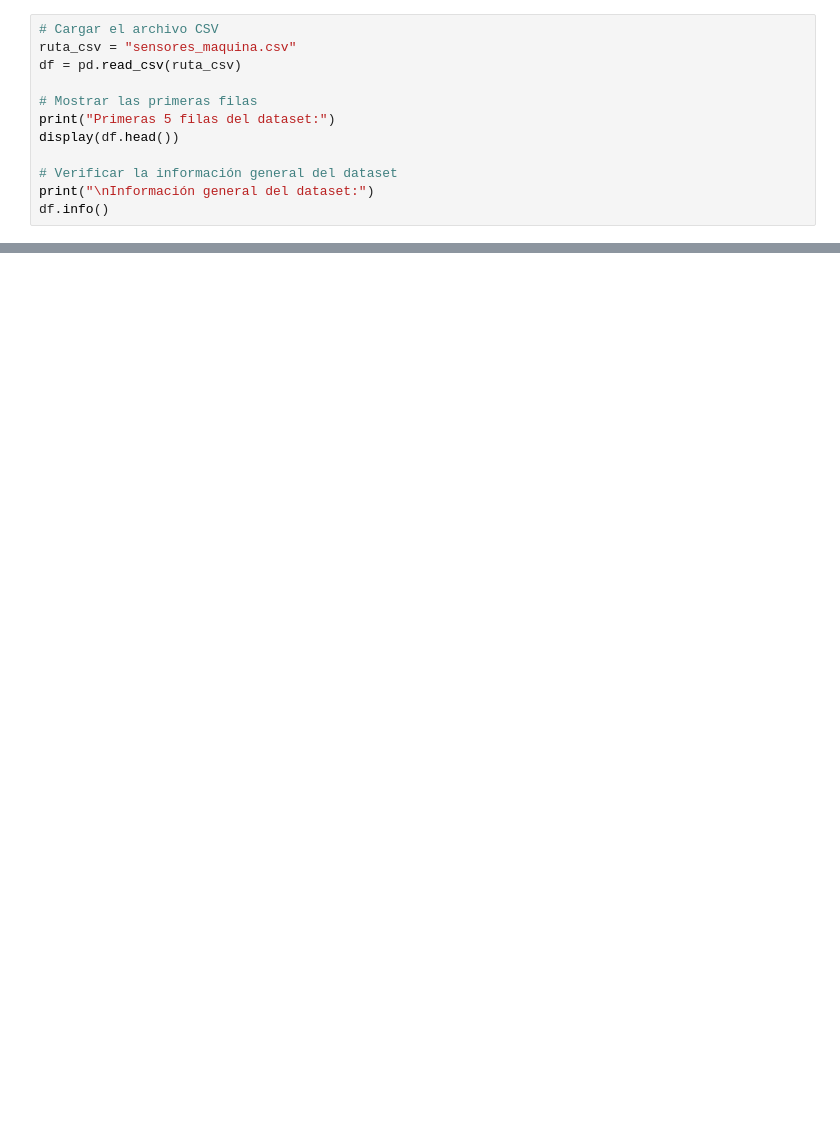
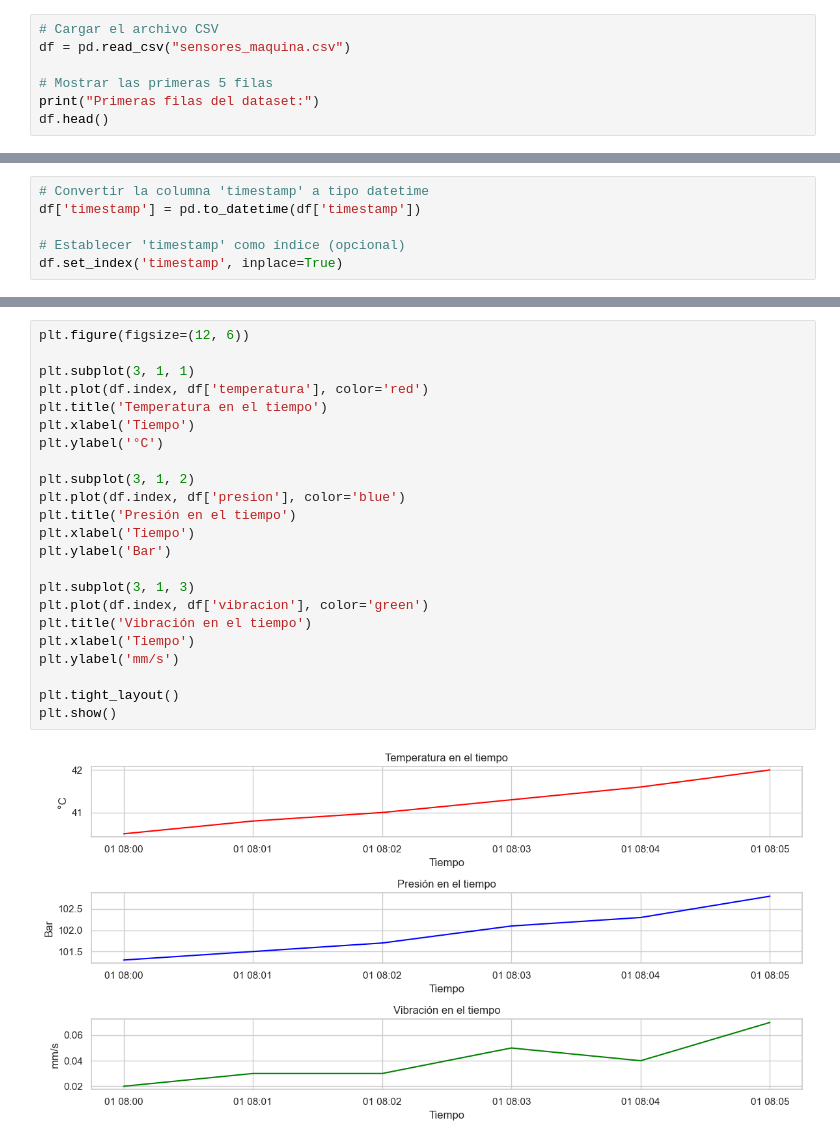
Before and after one commit to GzoC/data-analysis-sensors-industry, a Jupyter notebook: data-analysis-sensors-industry.ipynb, the cells around one changed output, grey strips where cells are left out. Drawn from its saved outputs; the diff is of its cells as text; blank space fills up the shorter version.

```diff
--- a/data-analysis-sensors-industry.ipynb
+++ b/data-analysis-sensors-industry.ipynb
@@ -15,13 +11,8 @@ Librerías importadas correctamente.
 # %%
 # Cargar el archivo CSV
-ruta_csv = "sensores_maquina.csv"
-df = pd.read_csv(ruta_csv)
+df = pd.read_csv("sensores_maquina.csv")
 
-# Mostrar las primeras filas
-print("Primeras 5 filas del dataset:")
-display(df.head())
-
-# Verificar la información general del dataset
-print("\nInformación general del dataset:")
-df.info()
+# Mostrar las primeras 5 filas
+print("Primeras filas del dataset:")
+df.head()
 # %% [output]
@@ -46,0 +26,6 @@ memory usage: 324.0+ bytes
+# %%
+# Convertir la columna 'timestamp' a tipo datetime
+df['timestamp'] = pd.to_datetime(df['timestamp'])
+
+# Establecer 'timestamp' como índice (opcional)
+df.set_index('timestamp', inplace=True)
@@ -46,0 +44,25 @@ memory usage: 324.0+ bytes
+# %%
+plt.figure(figsize=(12, 6))
+
+plt.subplot(3, 1, 1)
+plt.plot(df.index, df['temperatura'], color='red')
+plt.title('Temperatura en el tiempo')
+plt.xlabel('Tiempo')
+plt.ylabel('°C')
+
+plt.subplot(3, 1, 2)
+plt.plot(df.index, df['presion'], color='blue')
+plt.title('Presión en el tiempo')
+plt.xlabel('Tiempo')
+plt.ylabel('Bar')
+
+plt.subplot(3, 1, 3)
+plt.plot(df.index, df['vibracion'], color='green')
+plt.title('Vibración en el tiempo')
+plt.xlabel('Tiempo')
+plt.ylabel('mm/s')
+
+plt.tight_layout()
+plt.show()
+# %% [output]
+[figure, added]
```
Also changed, not shown: parts of 6 cells of this notebook.
